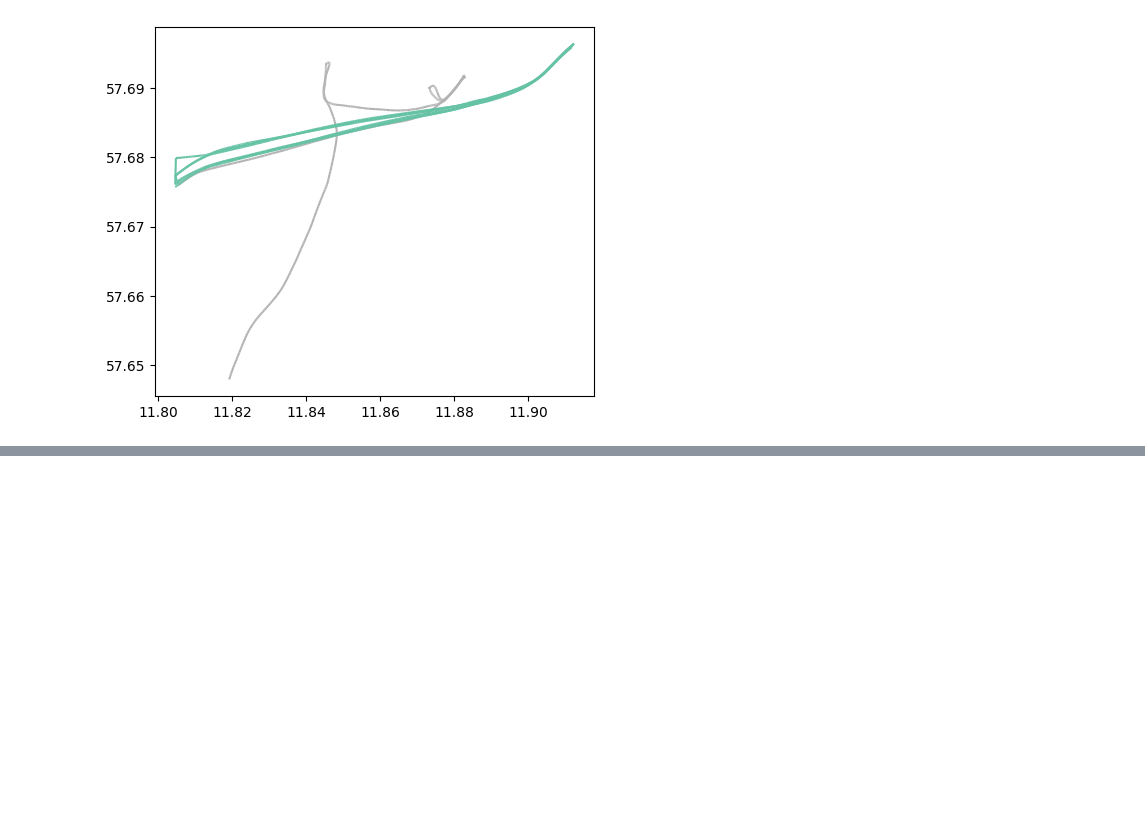
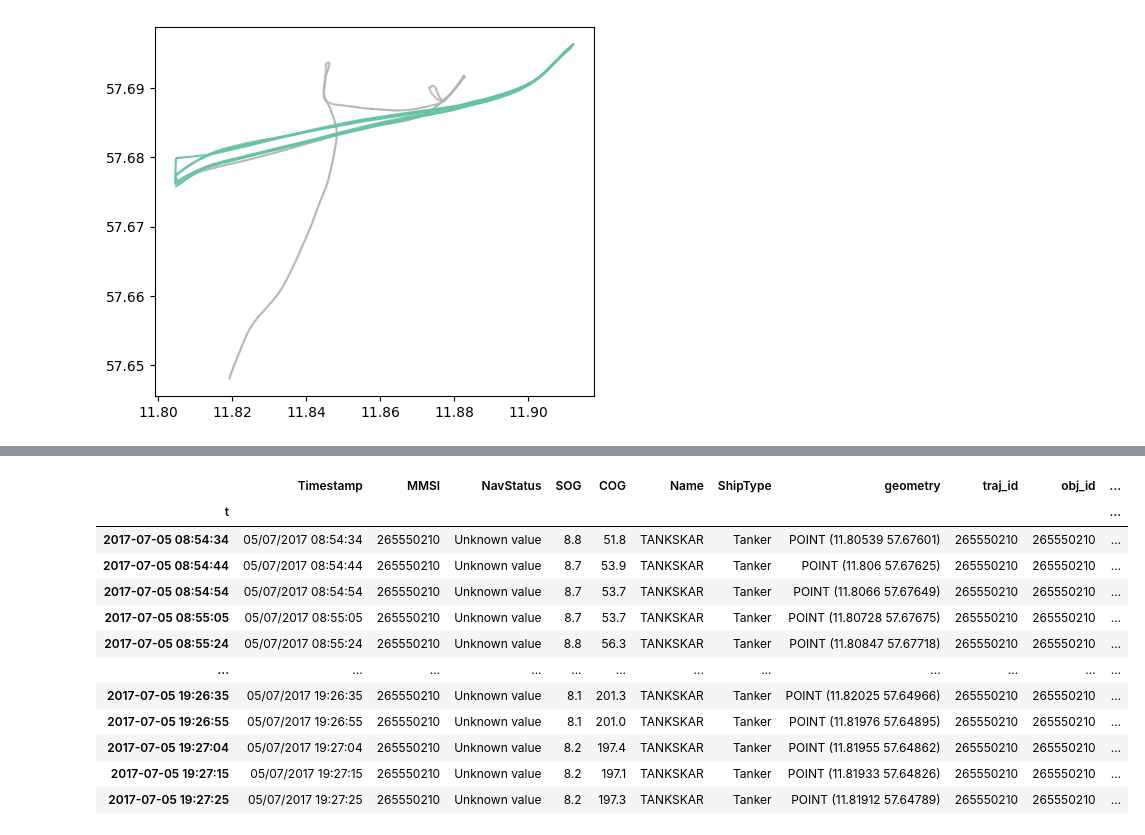
Before and after one commit to SiggyF/movingpandas-examples, a Jupyter notebook: 2-analysis-examples/ship-collisions.ipynb, the cells around one changed output, grey strips where cells are left out. Saved outputs shown, nothing was run; the diff lists cells and outputs as text; code cells hidden in the pictures; blank space fills up the shorter version.

```diff
--- a/2-analysis-examples/ship-collisions.ipynb
+++ b/2-analysis-examples/ship-collisions.ipynb
@@ -147,0 +176,91 @@ traj_collection_ab.plot(ax=ax, column='MMSI', cmap='Set2')
+# %%
+ax.set_xlim(11.84, 11.85)
+import geopandas as gpd
+import pandas as pd
+from movingpandas import Trajectory
+from datetime import datetime, timedelta
+import numpy as np
+from shapely.geometry import Point
+
+def calculate_velocity(df):
+    # TODO: check if this corresponds to x, y
+    df['velocity_x'] = df['sog'] * np.sin(np.deg2rad(df['cog']))
+    df['velocity_y'] = df['sog'] * np.cos(np.deg2rad(df['cog']))
+    return df
+
+def calculate_cpa_tcpa(traj1, traj2):
+    df1 = calculate_velocity(traj1.df)
+    df2 = calculate_velocity(traj2.df)
+
+    # Extract positions and velocities
+    pos1 = np.array(list(df1['geometry'].apply(lambda p: (p.x, p.y))))
+    pos2 = np.array(list(df2['geometry'].apply(lambda p: (p.x, p.y))))
+    vel1 = np.array(df1[['velocity_x', 'velocity_y']])
+    vel2 = np.array(df2[['velocity_x', 'velocity_y']])
+    timestamps1 = df1['timestamp'].values
+    timestamps2 = df2['timestamp'].values
+
+    # Calculate relative positions and velocities
+    rel_pos = pos1[:, None, :] - pos2[None, :, :]
+    rel_vel = vel1[:, None, :] - vel2[None, :, :]
+
+    # Calculate time to CPA (tcpa) for each combination
+    dot_rel_pos_vel = np.einsum('ijk,ijk->ij', rel_pos, rel_vel)
+    dot_rel_vel = np.einsum('ijk,ijk->ij', rel_vel, rel_vel)
+    tcpa_matrix = -dot_rel_pos_vel / dot_rel_vel
+
+    # Mask invalid tcpa values (negative tcpa values)
+    valid_mask = tcpa_matrix >= 0
+    valid_tcpa = np.where(valid_mask, tcpa_matrix, np.inf)
+
+    # Find the minimum tcpa and corresponding indices
+    min_tcpa_idx = np.unravel_index(np.argmin(valid_tcpa), valid_tcpa.shape)
+    min_tcpa = valid_tcpa[min_tcpa_idx]
+
+    # Calculate the CPA position based on minimum tcpa
+    cpa_pos1 = pos1[min_tcpa_idx[0]] + vel1[min_tcpa_idx[0]] * min_tcpa
+    cpa_pos2 = pos2[min_tcpa_idx[1]] + vel2[min_tcpa_idx[1]] * min_tcpa
+    cpa_distance = np.linalg.norm(cpa_pos1 - cpa_pos2)
+
+    # Determine CPA time
+    cpa_time1 = timestamps1[min_tcpa_idx[0]]
+    cpa_time2 = timestamps2[min_tcpa_idx[1]]
+    cpa_time = min(cpa_time1 + timedelta(seconds=min_tcpa), cpa_time2 + timedelta(seconds=min_tcpa))
+
+    return cpa_distance, cpa_time, min_tcpa
+
+# Sample data
+data1 = {'timestamp': [datetime(2025, 1, 12, 10, 0, 0), datetime(2025, 1, 12, 11, 0, 0)],
+         'geometry': [Point(4.899, 52.37), Point(4.900, 52.38)],
+         'sog': [10, 10], 'cog': [0, 0]}
+data2 = {'timestamp': [datetime(2025, 1, 12, 10, 30, 0), datetime(2025, 1, 12, 11, 30, 0)],
+         'geometry': [Point(4.8995, 52.375), Point(4.901, 52.39)],
+         'sog': [12, 12], 'cog': [90, 90]}
+
+# Create GeoDataFrames
+gdf1 = gpd.GeoDataFrame(data1, crs="EPSG:4326")
+gdf2 = gpd.GeoDataFrame(data2, crs="EPSG:4326")
+
+# Create Trajectories
+traj1 = Trajectory(gdf1, traj_id=1)
+traj2 = Trajectory(gdf2, traj_id=2)
+
+# Calculate CPA and TCPA
+cpa, cpa_time, tcpa = calculate_cpa_tcpa(traj1, traj2)
+
+print(f"CPA: {cpa}, CPA Time: {cpa_time}, TCPA: {tcpa} seconds")
+traj_a.df
+# %% [output]
+|  | Timestamp | MMSI | NavStatus | SOG | COG | Name | ShipType | geometry | traj_id | obj_id | ... |
+| t |  |  |  |  |  |  |  |  |  |  | ... |
+| 2017-07-05 08:54:34 | 05/07/2017 08:54:34 | 265550210 | Unknown value | 8.8 | 51.8 | TANKSKAR | Tanker | POINT (11.80539 57.67601) | 265550210 | 265550210 | ... |
+| 2017-07-05 08:54:44 | 05/07/2017 08:54:44 | 265550210 | Unknown value | 8.7 | 53.9 | TANKSKAR | Tanker | POINT (11.806 57.67625) | 265550210 | 265550210 | ... |
+| 2017-07-05 08:54:54 | 05/07/2017 08:54:54 | 265550210 | Unknown value | 8.7 | 53.7 | TANKSKAR | Tanker | POINT (11.8066 57.67649) | 265550210 | 265550210 | ... |
+| 2017-07-05 08:55:05 | 05/07/2017 08:55:05 | 265550210 | Unknown value | 8.7 | 53.7 | TANKSKAR | Tanker | POINT (11.80728 57.67675) | 265550210 | 265550210 | ... |
+| 2017-07-05 08:55:24 | 05/07/2017 08:55:24 | 265550210 | Unknown value | 8.8 | 56.3 | TANKSKAR | Tanker | POINT (11.80847 57.67718) | 265550210 | 265550210 | ... |
+| ... | ... | ... | ... | ... | ... | ... | ... | ... | ... | ... | ... |
+| 2017-07-05 19:26:35 | 05/07/2017 19:26:35 | 265550210 | Unknown value | 8.1 | 201.3 | TANKSKAR | Tanker | POINT (11.82025 57.64966) | 265550210 | 265550210 | ... |
+| 2017-07-05 19:26:55 | 05/07/2017 19:26:55 | 265550210 | Unknown value | 8.1 | 201.0 | TANKSKAR | Tanker | POINT (11.81976 57.64895) | 265550210 | 265550210 | ... |
+| 2017-07-05 19:27:04 | 05/07/2017 19:27:04 | 265550210 | Unknown value | 8.2 | 197.4 | TANKSKAR | Tanker | POINT (11.81955 57.64862) | 265550210 | 265550210 | ... |
+| 2017-07-05 19:27:15 | 05/07/2017 19:27:15 | 265550210 | Unknown value | 8.2 | 197.1 | TANKSKAR | Tanker | POINT (11.81933 57.64826) | 265550210 | 265550210 | ... |
+| 2017-07-05 19:27:25 | 05/07/2017 19:27:25 | 265550210 | Unknown value | 8.2 | 197.3 | TANKSKAR | Tanker | POINT (11.81912 57.64789) | 265550210 | 265550210 | ... |
```
Also changed, not shown: parts of 14 cells of this notebook.
